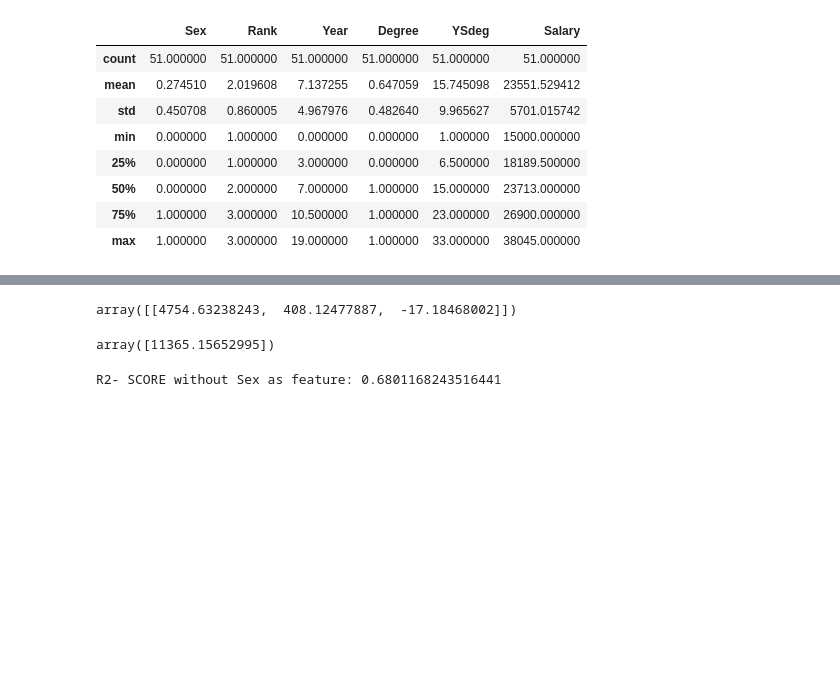
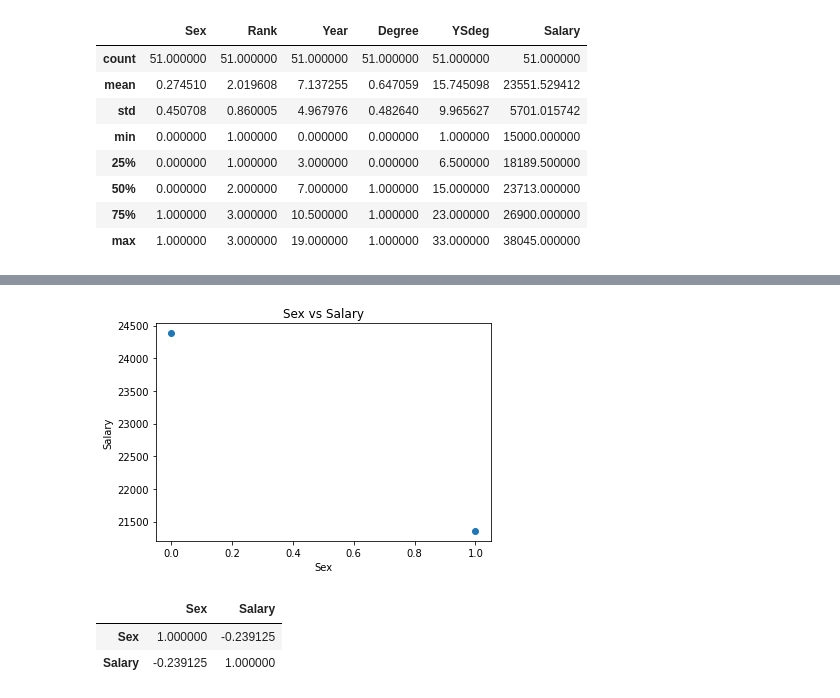
Before and after one commit to VeerannaSD/DS_Assignments, a Jupyter notebook: Assignment5_6_7_completed.ipynb, the cells around one changed output, grey strips where cells are left out. Saved outputs shown, nothing was run; the diff lists cells and outputs as text; code cells hidden in the pictures; blank space fills up the shorter version.

```diff
--- a/Assignment5_6_7_completed.ipynb
+++ b/Assignment5_6_7_completed.ipynb
@@ -674,8 +538,0 @@ LinearRegression()
-# %%
-regressor.coef_
-# %% [output]
-array([[4754.63238243,  408.12477887,  -17.18468002]])
-# %%
-regressor.intercept_
-# %% [output]
-array([11365.15652995])
@@ -688,4 +539,17 @@ from sklearn import metrics
-# %%
-print('R2- SCORE without Sex as feature:', metrics.r2_score(Y_test,y_pred))
-# %% [output]
-R2- SCORE without Sex as feature: 0.6801168243516441
+# %%
+df_no_outliers.groupby('Sex')['Salary'].mean().plot(x='Sex',y='Salary',style='o')
+
+plt.title('Sex vs Salary')
+plt.xlabel('Sex')
+plt.ylabel('Salary')
+plt.show()
+#Negative Correlation
+# %% [output]
+[figure, added]
+# %%
+df_no_outliers[['Sex','Salary']].corr()
+#very less correlation value
+# %% [output]
+|  | Sex | Salary |
+| Sex | 1.000000 | -0.239125 |
+| Salary | -0.239125 | 1.000000 |
```
Also changed, not shown: parts of 53 cells of this notebook.
